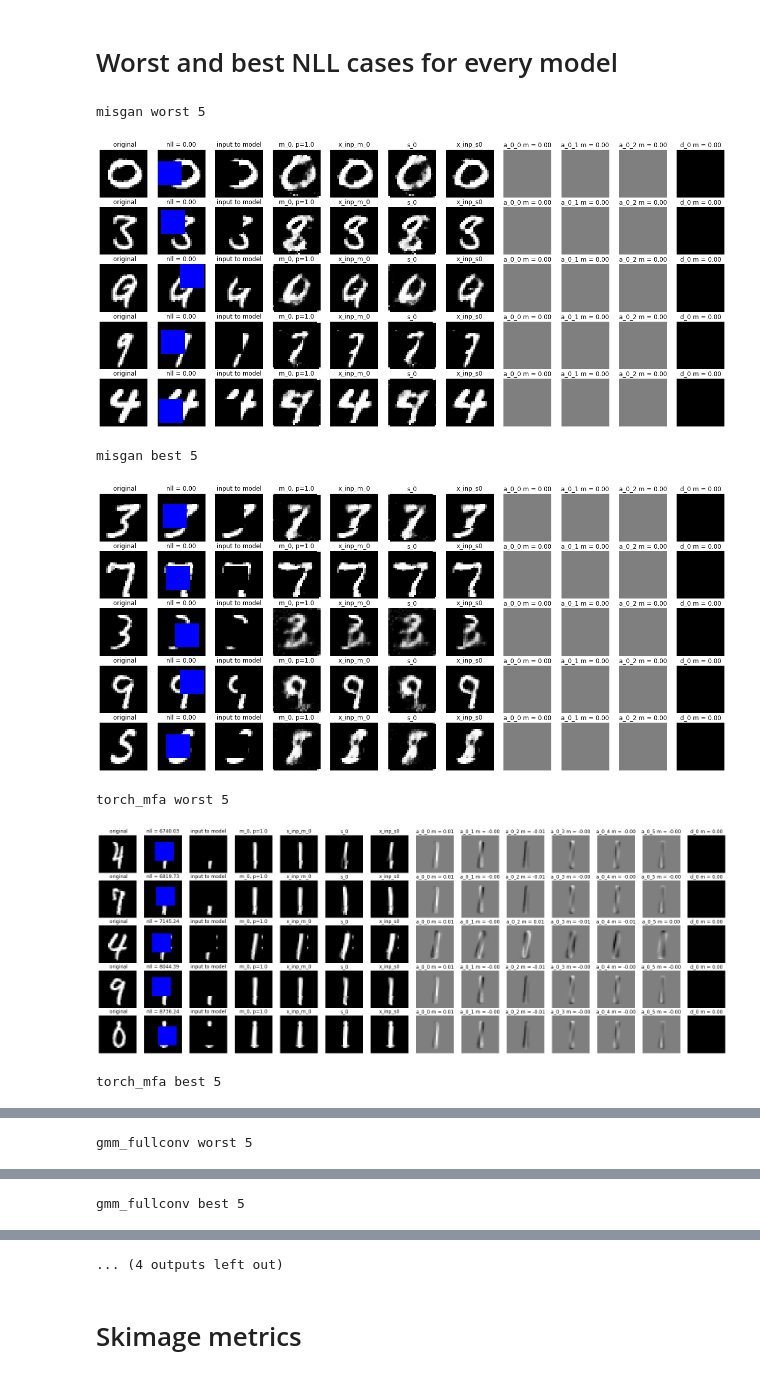
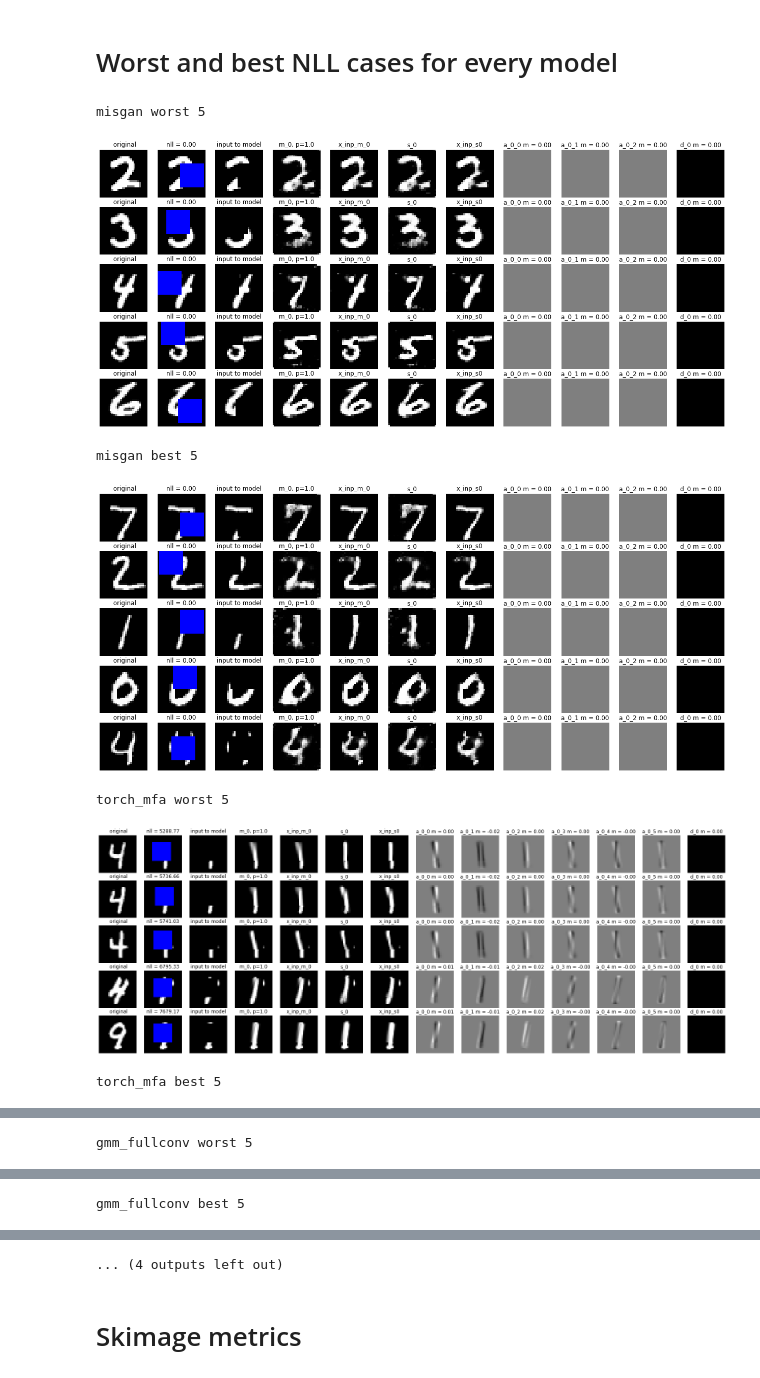
Before and after one commit to mprzewie/dmfa_inpainting, a Jupyter notebook: notebooks/mnist_metrics.ipynb, the cells around one changed output, grey strips where cells are left out. Saved outputs shown, nothing was run; the diff lists cells and outputs as text; code cells hidden in the pictures.

```diff
--- a/notebooks/mnist_metrics.ipynb
+++ b/notebooks/mnist_metrics.ipynb
@@ -27,14 +27,18 @@ from inpainting.evaluation import fid
 import seaborn as sns
 from torch.utils.data import TensorDataset, DataLoader
 # %%
-experiments_paths = {
+mnist_experiments_paths = {
     "misgan": Path("../results/mnist/misgan/"),
-    # "gmm_only_hidden": Path("../results/mnist/misgan_like/14x14/"),
-    # "gmm_missing_and_hidden": Path("../results/mnist/misgan_like/14x14_two_holes/"),
     "torch_mfa": Path("../../gmm_missing/models/mnist"),
     "gmm_fullconv": Path("../results/mnist/long_trainings/fullconv_v1"),
     "gmm_linear_heads": Path("../results/mnist/long_trainings/linear_v1"),
 }
+
+celeba_32_experiments_paths = {
+    "gmm_linear_heads" = Path("../results/celeba/linear_heads/32x32/scripted_v2_after_fix"),
+    "gmm_fullconv" = Path("../results/celeba/fullconv/32x32/scripted_v2_after_fix"),
+    "torch_mfa" = Path("../../gmm_missing/models/celeba_32_32")
+}
 # %%
 experiments_results = dict()
 
@@ -114,35 +136,35 @@ for metric in ["nll", "mse"]:
 # %%
 n = 5
 for model, metrics_with_cases in ml_metrics.items():
     metrics_with_cases = sorted(
         metrics_with_cases, key = lambda m_c: m_c[0]["nll"]
     )
-    metrics_with_cases = [
-        m for m in metrics_with_cases if m[1][-1] != 1
-    ]
+#     metrics_with_cases = [
+#         m for m in metrics_with_cases if m[1][-1] != 1
+#     ]
     for (name, mwc) in [
         ("worst", metrics_with_cases[-n:]),
         ("best", metrics_with_cases[:n])
     ]:
         print(model, name, n)
         row_len = vis.row_length(
             *metrics_with_cases[0][1]
         )
         fig, ax = plt.subplots(nrows=n, ncols=row_len, figsize=(2* row_len, n * 2))
         for i, (m, c) in enumerate(mwc):
             vis.visualize_sample(
                 *c,
                 ax_row=ax[i]
             )
             ax[i, 1].set_title(
                 f"nll = {m['nll']:.2f}"
             )
         plt.show()
 # %% [output]
 misgan worst 5
-[figure, old version]
+[figure, new version]
 misgan best 5
-[figure, old version]
+[figure, new version]
 torch_mfa worst 5
-[figure, old version]
+[figure, new version]
 torch_mfa best 5
```
Also changed, not shown: parts of 13 cells of this notebook.
